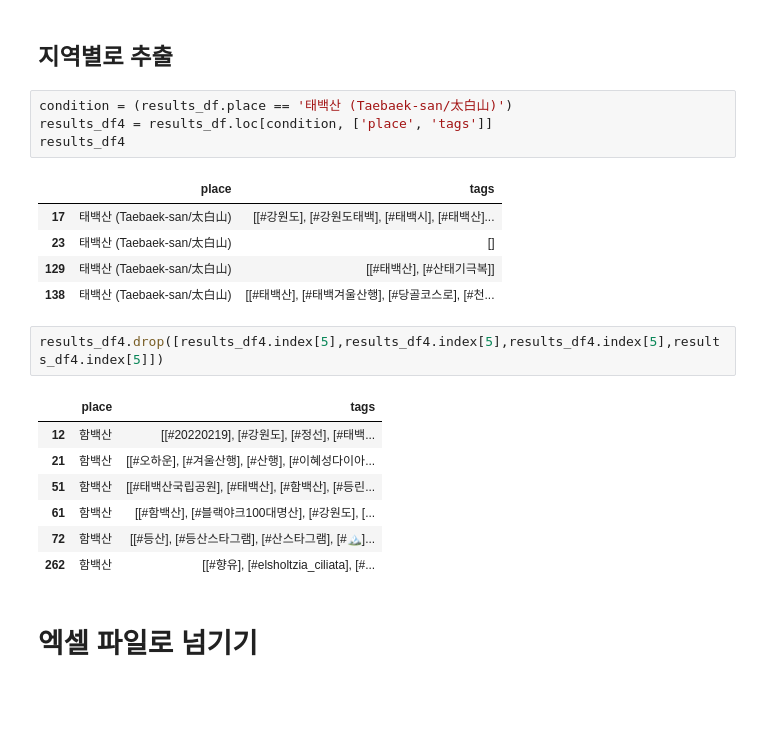
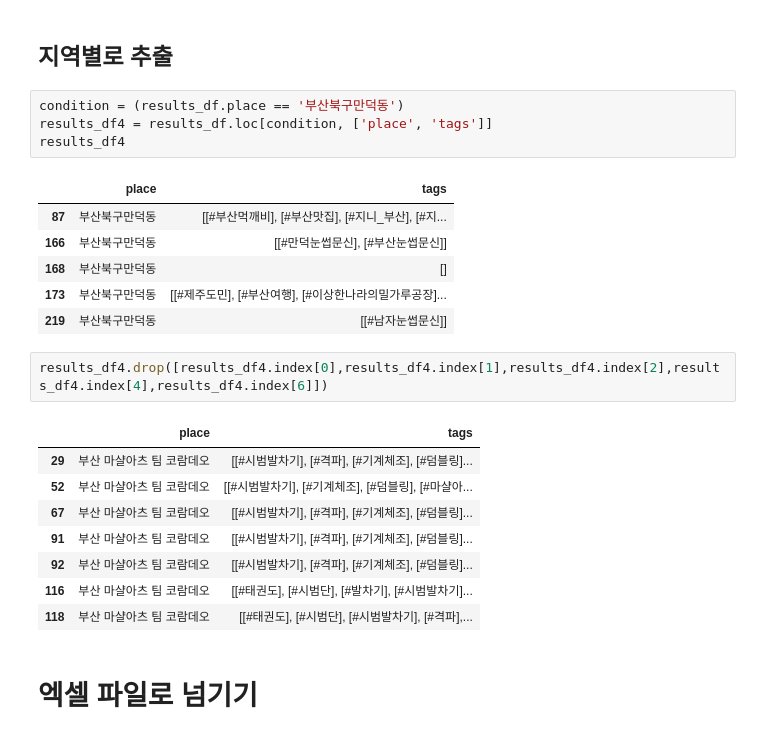
Before and after one commit to clock18/Jupiter, a Jupyter notebook: MLP_Project_4.ipynb, the cells around one changed output. Drawn from its saved outputs; the diff is of its cells as text; blank space fills up the shorter version.

```diff
--- a/MLP_Project_4.ipynb
+++ b/MLP_Project_4.ipynb
@@ -407,25 +407,27 @@ results_df.groupby(by=['place'], as_index=False).count().sort_values(by='tags',
 # %% [markdown]
 ## 지역별로 추출
 # %%
-condition = (results_df.place == '태백산 (Taebaek-san/太白山)')
+condition = (results_df.place == '부산북구만덕동')
 results_df4 = results_df.loc[condition, ['place', 'tags']]
 results_df4
 # %% [output]
 |  | place | tags |
-| 17 | 태백산 (Taebaek-san/太白山) | [[#강원도], [#강원도태백], [#태백시], [#태백산]... |
-| 23 | 태백산 (Taebaek-san/太白山) | [] |
-| 129 | 태백산 (Taebaek-san/太白山) | [[#태백산], [#산태기극복]] |
-| 138 | 태백산 (Taebaek-san/太白山) | [[#태백산], [#태백겨울산행], [#당골코스로], [#천... |
+| 87 | 부산북구만덕동 | [[#부산먹깨비], [#부산맛집], [#지니_부산], [#지... |
+| 166 | 부산북구만덕동 | [[#만덕눈썹문신], [#부산눈썹문신]] |
+| 168 | 부산북구만덕동 | [] |
+| 173 | 부산북구만덕동 | [[#제주도민], [#부산여행], [#이상한나라의밀가루공장]... |
+| 219 | 부산북구만덕동 | [[#남자눈썹문신]] |
 # %%
-results_df4.drop([results_df4.index[5],results_df4.index[5],results_df4.index[5],results_df4.index[5]])
+results_df4.drop([results_df4.index[0],results_df4.index[1],results_df4.index[2],results_df4.index[4],results_df4.index[6]])
 # %% [output]
 |  | place | tags |
-| 12 | 함백산 | [[#20220219], [#강원도], [#정선], [#태백... |
-| 21 | 함백산 | [[#오하운], [#겨울산행], [#산행], [#이혜성다이아... |
-| 51 | 함백산 | [[#태백산국립공원], [#태백산], [#함백산], [#등린... |
-| 61 | 함백산 | [[#함백산], [#블랙야크100대명산], [#강원도], [... |
-| 72 | 함백산 | [[#등산], [#등산스타그램], [#산스타그램], [#🏔]... |
-| 262 | 함백산 | [[#향유], [#elsholtzia_ciliata], [#... |
+| 29 | 부산 마샬아츠 팀 코람데오 | [[#시범발차기], [#격파], [#기계체조], [#덤블링]... |
+| 52 | 부산 마샬아츠 팀 코람데오 | [[#시범발차기], [#기계체조], [#덤블링], [#마샬아... |
+| 67 | 부산 마샬아츠 팀 코람데오 | [[#시범발차기], [#격파], [#기계체조], [#덤블링]... |
+| 91 | 부산 마샬아츠 팀 코람데오 | [[#시범발차기], [#격파], [#기계체조], [#덤블링]... |
+| 92 | 부산 마샬아츠 팀 코람데오 | [[#시범발차기], [#격파], [#기계체조], [#덤블링]... |
+| 116 | 부산 마샬아츠 팀 코람데오 | [[#태권도], [#시범단], [#발차기], [#시범발차기]... |
+| 118 | 부산 마샬아츠 팀 코람데오 | [[#태권도], [#시범단], [#시범발차기], [#격파],... |
 # %% [markdown]
 # 엑셀 파일로 넘기기
 # %%
```
Also changed, not shown: parts of 4 cells of this notebook.
